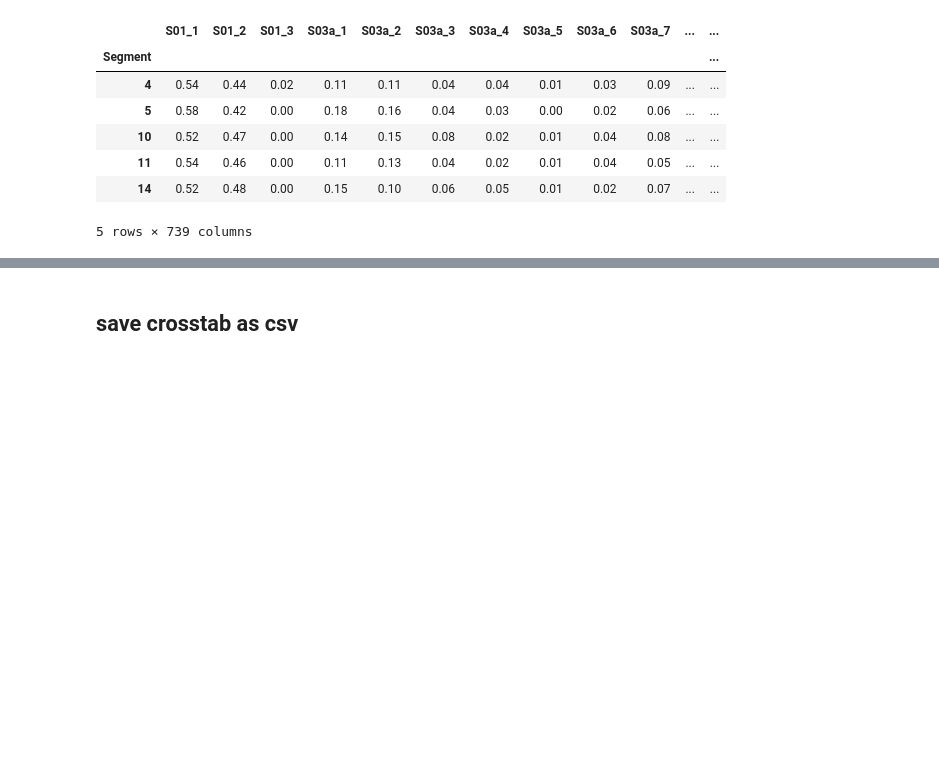
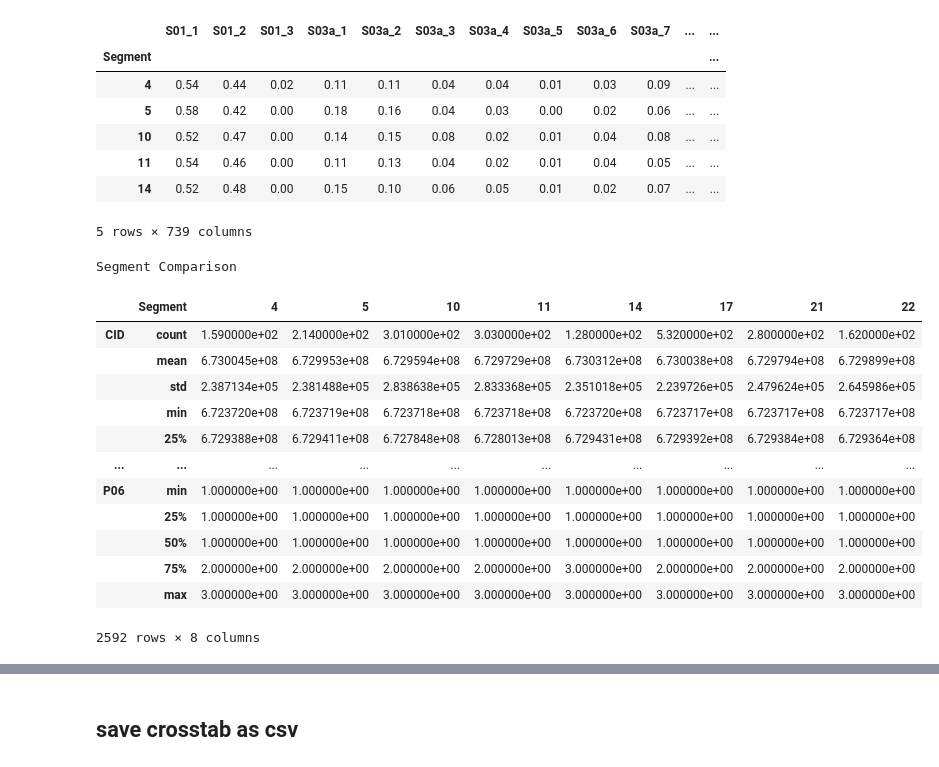
Before and after one commit to adrianacupp/conjoint_analysis, a Jupyter notebook: ExerciseAdriana/cuppuleri_part1.ipynb, the cells around one changed output, grey strips where cells are left out. Cells and saved outputs as stored; diff of their text form; code cells hidden in the pictures; blank space fills up the shorter version.

```diff
--- a/ExerciseAdriana/cuppuleri_part1.ipynb
+++ b/ExerciseAdriana/cuppuleri_part1.ipynb
@@ -131,3 +131,22 @@ Improved Categorical Summary by Segment:
 | 11 | 0.54 | 0.46 | 0.00 | 0.11 | 0.13 | 0.04 | 0.02 | 0.01 | 0.04 | 0.05 | ... | ... |
 | 14 | 0.52 | 0.48 | 0.00 | 0.15 | 0.10 | 0.06 | 0.05 | 0.01 | 0.02 | 0.07 | ... | ... |
 5 rows × 739 columns
+# %%
+segment_comparison = data.groupby('Segment').describe().transpose()
+print("\nSegment Comparison")
+segment_comparison
+# %% [output]
+Segment Comparison
+|  | Segment | 4 | 5 | 10 | 11 | 14 | 17 | 21 | 22 |
+| CID | count | 1.590000e+02 | 2.140000e+02 | 3.010000e+02 | 3.030000e+02 | 1.280000e+02 | 5.320000e+02 | 2.800000e+02 | 1.620000e+02 |
+|  | mean | 6.730045e+08 | 6.729953e+08 | 6.729594e+08 | 6.729729e+08 | 6.730312e+08 | 6.730038e+08 | 6.729794e+08 | 6.729899e+08 |
+|  | std | 2.387134e+05 | 2.381488e+05 | 2.838638e+05 | 2.833368e+05 | 2.351018e+05 | 2.239726e+05 | 2.479624e+05 | 2.645986e+05 |
+|  | min | 6.723720e+08 | 6.723719e+08 | 6.723718e+08 | 6.723718e+08 | 6.723720e+08 | 6.723717e+08 | 6.723717e+08 | 6.723717e+08 |
+|  | 25% | 6.729388e+08 | 6.729411e+08 | 6.727848e+08 | 6.728013e+08 | 6.729431e+08 | 6.729392e+08 | 6.729384e+08 | 6.729364e+08 |
+| ... | ... | ... | ... | ... | ... | ... | ... | ... | ... |
+| P06 | min | 1.000000e+00 | 1.000000e+00 | 1.000000e+00 | 1.000000e+00 | 1.000000e+00 | 1.000000e+00 | 1.000000e+00 | 1.000000e+00 |
+|  | 25% | 1.000000e+00 | 1.000000e+00 | 1.000000e+00 | 1.000000e+00 | 1.000000e+00 | 1.000000e+00 | 1.000000e+00 | 1.000000e+00 |
+|  | 50% | 1.000000e+00 | 1.000000e+00 | 1.000000e+00 | 1.000000e+00 | 1.000000e+00 | 1.000000e+00 | 1.000000e+00 | 1.000000e+00 |
+|  | 75% | 2.000000e+00 | 2.000000e+00 | 2.000000e+00 | 2.000000e+00 | 3.000000e+00 | 2.000000e+00 | 2.000000e+00 | 2.000000e+00 |
+|  | max | 3.000000e+00 | 3.000000e+00 | 3.000000e+00 | 3.000000e+00 | 3.000000e+00 | 3.000000e+00 | 3.000000e+00 | 3.000000e+00 |
+2592 rows × 8 columns
```
Also changed, not shown: parts of 5 cells of this notebook.
